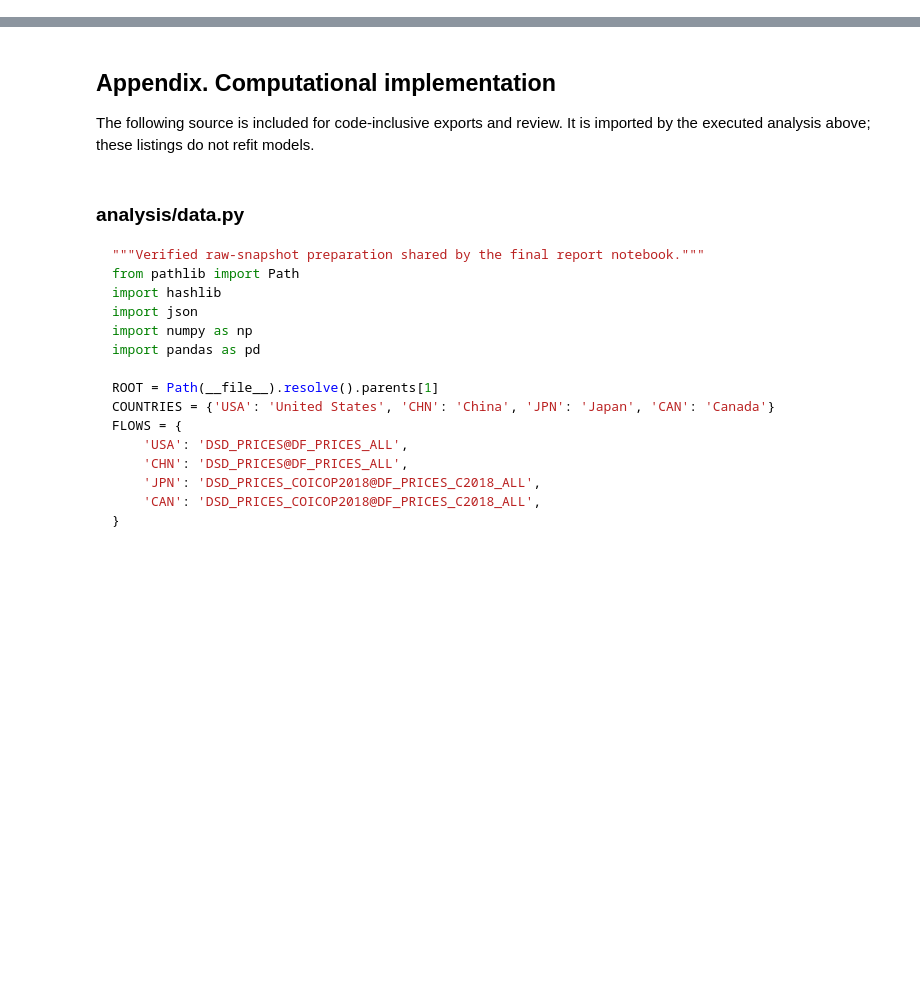
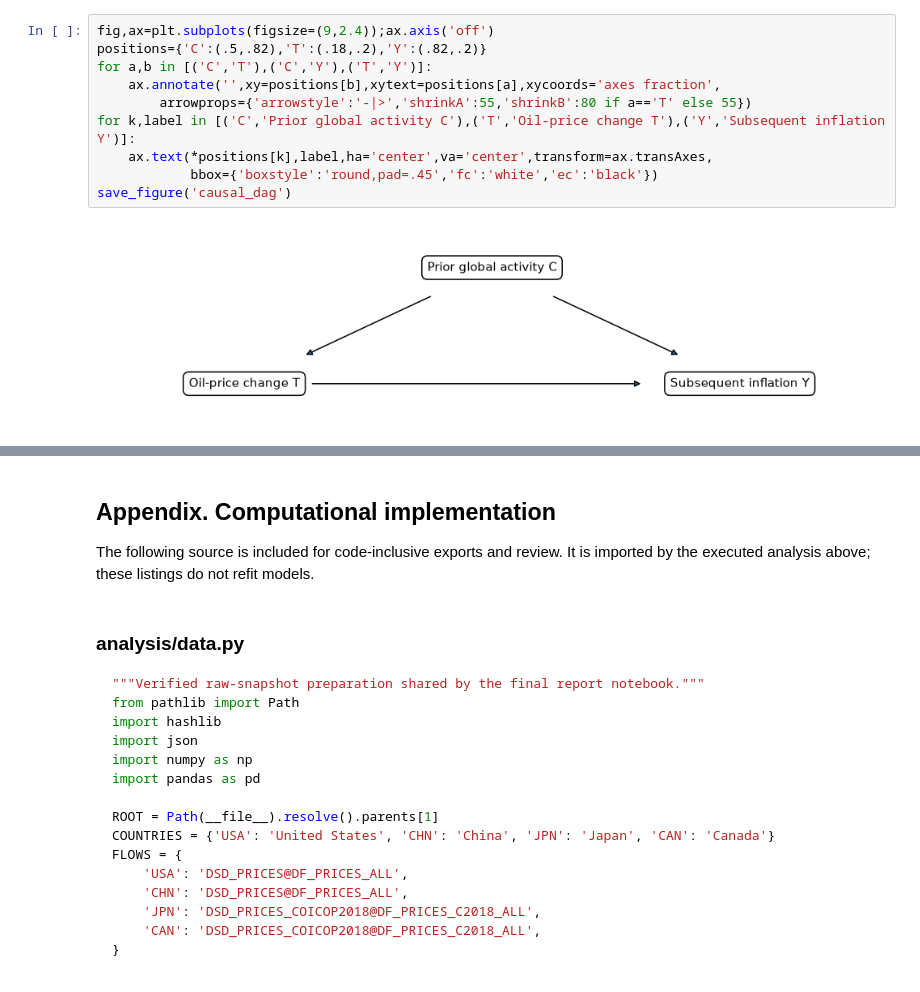
Before and after one commit to omkargadute/oil-inflation-analysis, a Jupyter notebook: notebooks/final_project.ipynb, the cells around one changed output, grey strips where cells are left out. Drawn from its saved outputs; the diff is of its cells as text; blank space fills up the shorter version.

```diff
--- a/notebooks/final_project.ipynb
+++ b/notebooks/final_project.ipynb
@@ -945,0 +208,12 @@ Computational sections complete. Submission PDF pagination and the group screenc
+# %%
+fig,ax=plt.subplots(figsize=(9,2.4));ax.axis('off')
+positions={'C':(.5,.82),'T':(.18,.2),'Y':(.82,.2)}
+for a,b in [('C','T'),('C','Y'),('T','Y')]:
+    ax.annotate('',xy=positions[b],xytext=positions[a],xycoords='axes fraction',
+        arrowprops={'arrowstyle':'-|>','shrinkA':55,'shrinkB':80 if a=='T' else 55})
+for k,label in [('C','Prior global activity C'),('T','Oil-price change T'),('Y','Subsequent inflation Y')]:
+    ax.text(*positions[k],label,ha='center',va='center',transform=ax.transAxes,
+            bbox={'boxstyle':'round,pad=.45','fc':'white','ec':'black'})
+save_figure('causal_dag')
+# %% [output]
+[figure, added]
```
Also changed, not shown: parts of 55 cells of this notebook, 51 other files.
